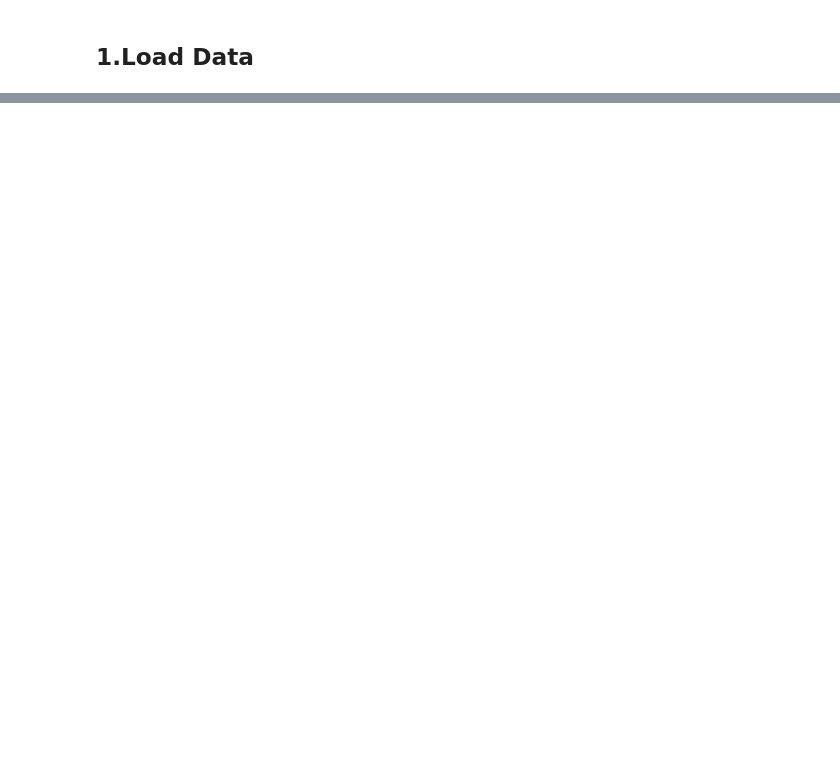
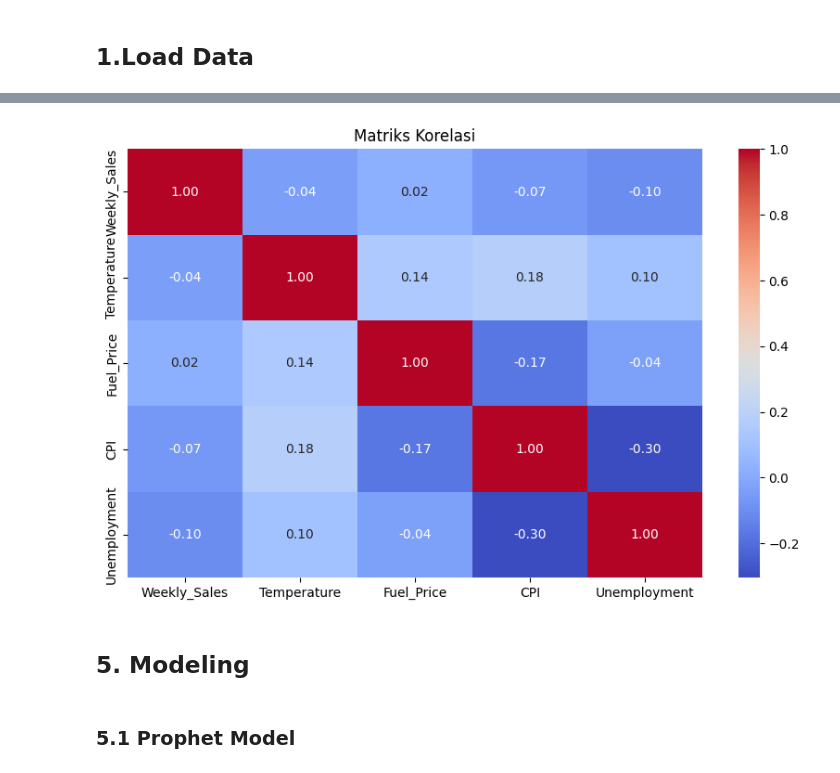
Before and after one commit to GhaniHD/Proyek_Predictive_analyst, a Jupyter notebook: notebook.ipynb, the cells around one changed output, grey strips where cells are left out. Cells and saved outputs as stored; diff of their text form; code cells hidden in the pictures; blank space fills up the shorter version.

```diff
--- a/notebook.ipynb
+++ b/notebook.ipynb
@@ -203,0 +143,13 @@ SARIMA RMSE: 1170538.46
+# %%
+# Analisis korelasi
+numerics = ['Weekly_Sales', 'Temperature', 'Fuel_Price', 'CPI', 'Unemployment']
+plt.figure(figsize=(10, 6))
+sns.heatmap(df[numerics].corr(), annot=True, cmap='coolwarm', fmt=".2f")
+plt.title("Matriks Korelasi")
+plt.show()
+# %% [output]
+[figure, added]
+# %% [markdown]
+## 5. Modeling
+# %% [markdown]
+### 5.1 Prophet Model
```
Also changed, not shown: parts of 46 cells of this notebook, 1 other file.
